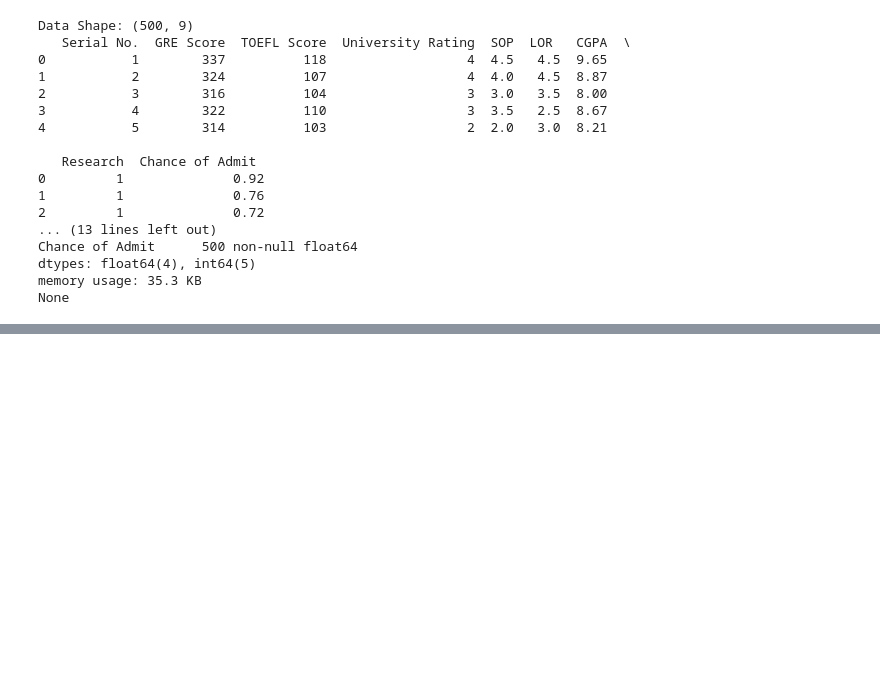
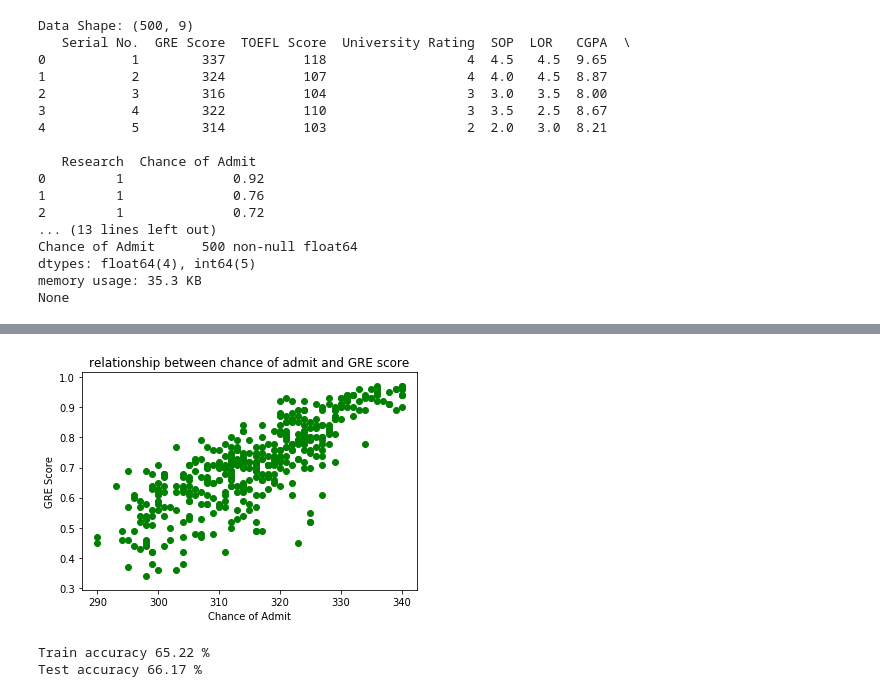
Before and after one commit to masonrybits/data_analysis, a Jupyter notebook: regression.ipynb, the cells around one changed output, grey strips where cells are left out. Drawn from its saved outputs; the diff is of its cells as text; code cells hidden in the pictures; blank space fills up the shorter version.

Commit message:
fixed regression from day2, added analysis using seaborn

```diff
--- a/regression.ipynb
+++ b/regression.ipynb
@@ -36,0 +35,9 @@ KeyError: 'Chance of Admit'
+# %%
+X=X.reshape(-1,1)
+# %%
+x_train, x_test, y_train, y_test = train_test_split(X,y,train_size=0.8,test_size=0.2,random_state=100)
+print(f"X_train shape {x_train.shape}")
+print(f"y_train shape {y_train.shape}")
+print(f"X_test shap {x_test.shape}")
+print(f"y_test shape {y_test.shape}")
+print(y_test)
@@ -36,0 +57,18 @@ KeyError: 'Chance of Admit'
+# %%
+%matplotlib inline
+plt.scatter(x_train,y_train,color='green')
+plt.xlabel('Chance of Admit')
+plt.ylabel('GRE Score')
+plt.title('relationship between chance of admit and GRE score')
+plt.show()
+# %% [output]
+[figure, added]
+# %%
+lm = LinearRegression()
+lm.fit(x_train,y_train)
+y_predict = lm.predict(x_test)
+print(f"Train accuracy {round(lm.score(x_train,y_train)*100,2)} %")
+print(f"Test accuracy {round(lm.score(x_test,y_test)*100,2)} %")
+# %% [output]
+Train accuracy 65.22 %
+Test accuracy 66.17 %
```
Also changed, not shown: parts of 5 cells of this notebook, 4 other files.
